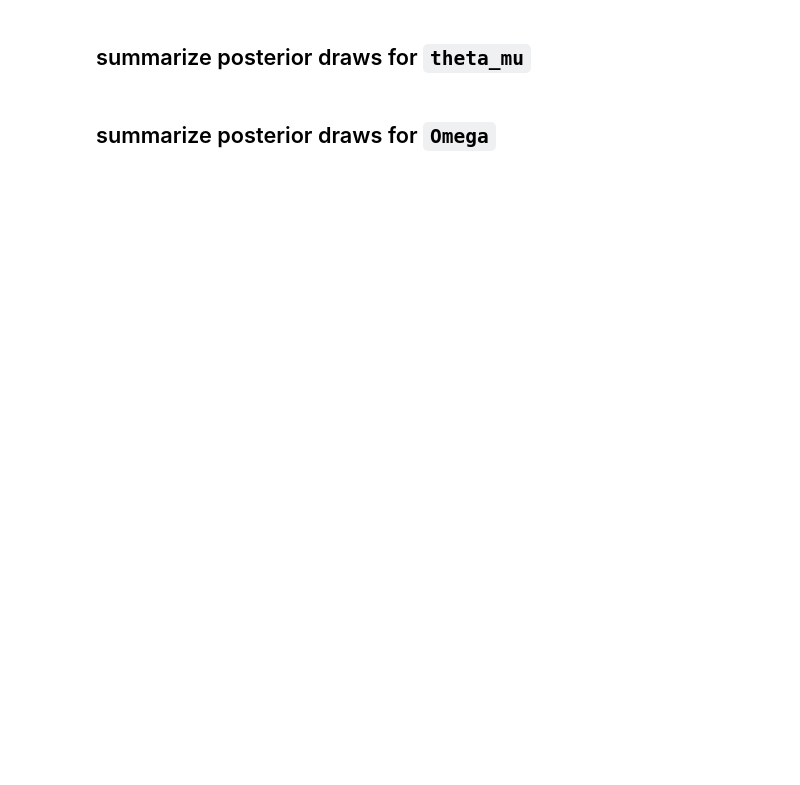
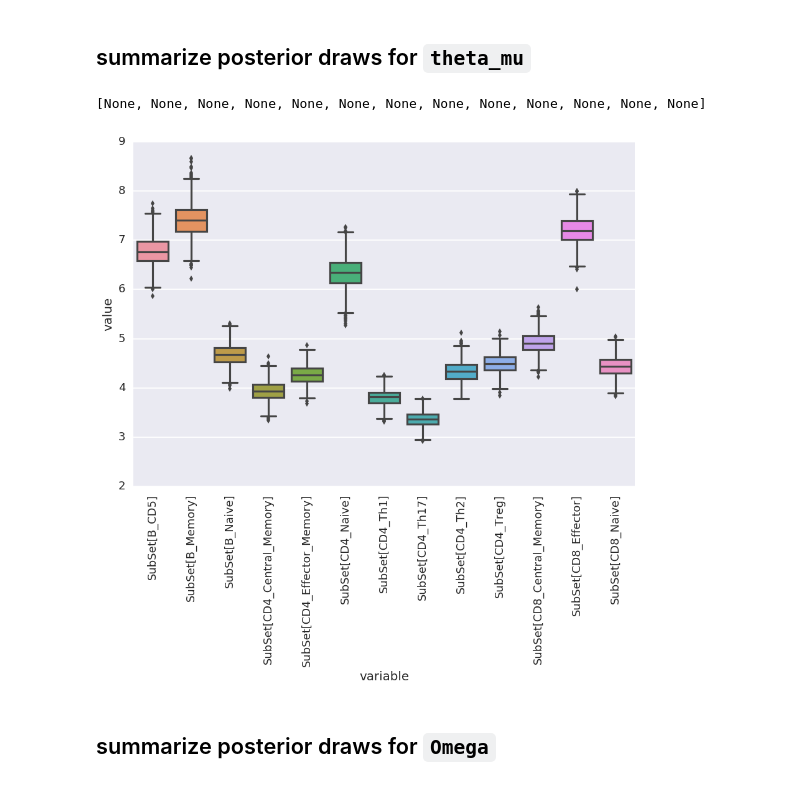
Before and after one commit to hammerlab/immune-infiltrate-explorations, a Jupyter notebook: behavior_of_rnaseq_data/0.862 model5 by SubSet (n=500).ipynb, the cells around one changed output. Cells and saved outputs as stored; diff of their text form; code cells hidden in the pictures; blank space fills up the shorter version.

```diff
--- a/behavior_of_rnaseq_data/0.862 model5 by SubSet (n=500).ipynb
+++ b/behavior_of_rnaseq_data/0.862 model5 by SubSet (n=500).ipynb
@@ -142,7 +148,11 @@ with sns.plotting_context('talk'):
 # %%
 mu_ldf = models.prep_theta_mu_summary(stan_fit=model_fit, stan_data=stan_data, par='theta_mu')
 # %%
-sns.boxplot(data=mu_ldf, x='variable', y='value')
+a = sns.boxplot(data=mu_ldf, x='variable', y='value')
+plt.setp(a.get_xticklabels(), rotation='vertical')
+# %% [output]
+[None, None, None, None, None, None, None, None, None, None, None, None, None]
+[figure, added]
 # %% [markdown]
 ## summarize posterior draws for `Omega`
 # %%
```
Also changed, not shown: parts of 15 cells of this notebook, 7 other files.
